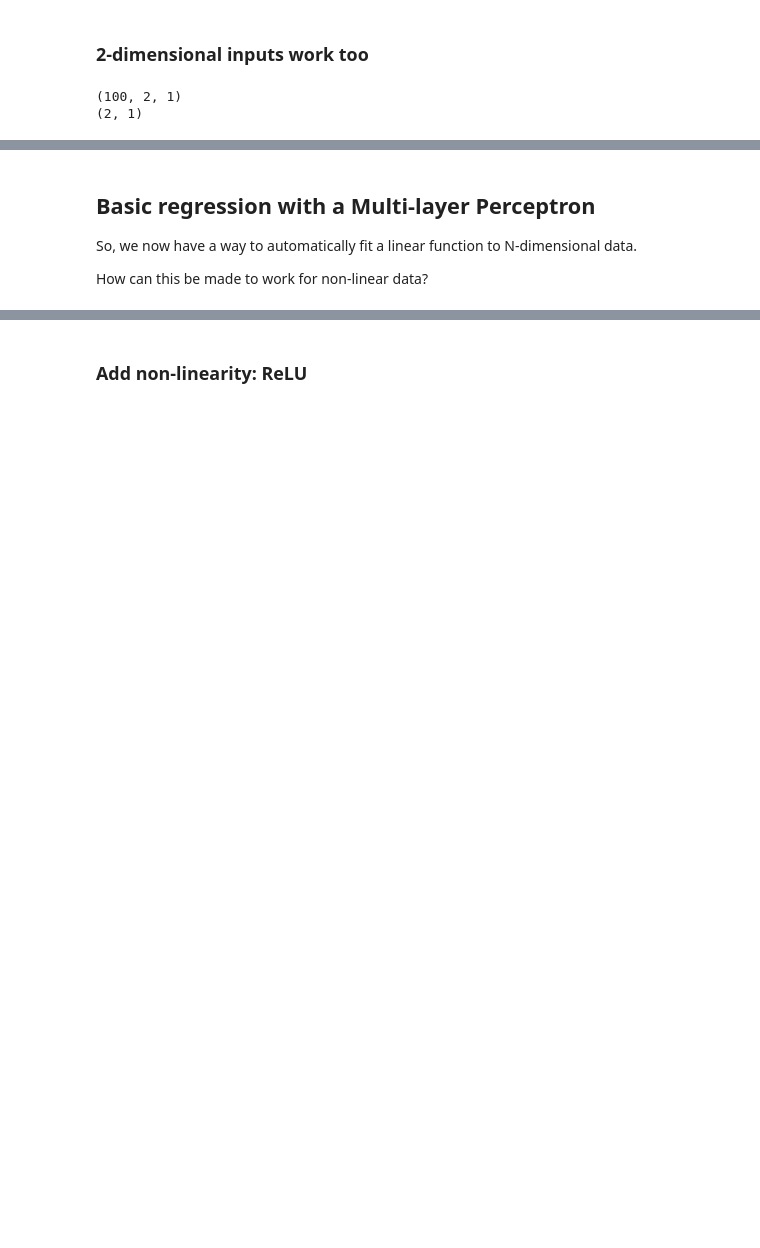
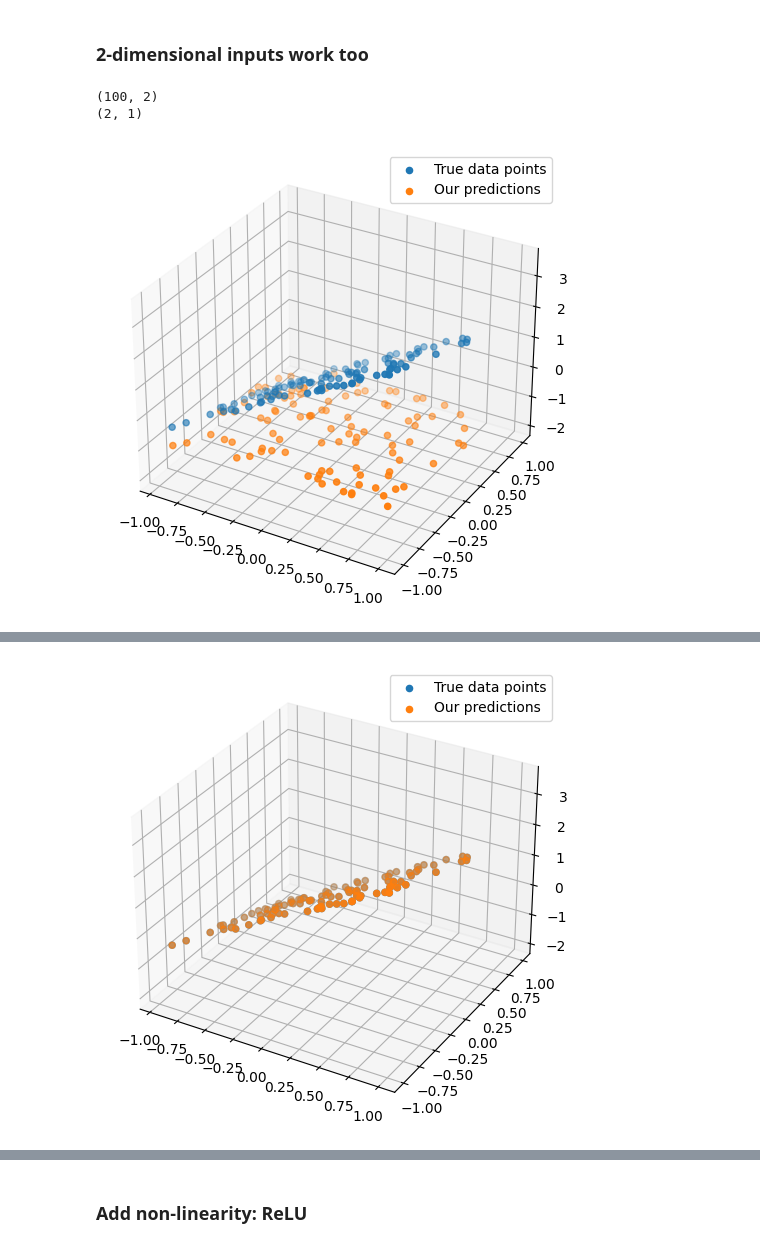
Before and after one commit to seub/NN, a Jupyter notebook: 3.basic-MLP.ipynb, the cells around one changed output, grey strips where cells are left out. Drawn from its saved outputs; the diff is of its cells as text; code cells hidden in the pictures; blank space fills up the shorter version.

```diff
--- a/3.basic-MLP.ipynb
+++ b/3.basic-MLP.ipynb
@@ -374,31 +362,32 @@ Epoch 20: loss = 0.03684765539639474
 # %%
 
 nb_datapoints = 100
 input_dim = 2
 output_dim = 1
-x = np.random.uniform(-1, 1, (nb_datapoints, input_dim, output_dim))
+x = np.random.uniform(-1, 1, (nb_datapoints, input_dim))
 
 weights_true = np.array([[2, -1], ]).T
 bias_true = np.array([0.5])
 
 print(x.shape)
 print(weights_true.shape)
 
 def fbar(x):
   return x @ weights_true + bias_true
 
 y_true = fbar(x)
 
-def plot_3d(x, y, y_pred=None):
-  fig = plt.figure()
-  ax = fig.add_subplot(111, projection='3d')
-  ax.scatter(x[:, 0], x[:, 1], y, label='underlying function')
-  #if y_pred is not None:
-  #  ax.scatter(x[:, 0], x[:, 1], y_pred, label='our function')
-  plt.legend()
-  plt.show()
+linear = LinearLayer(2, 1)
+metric = MSE()
+model = LinearModel(linear, metric)
+model.set_training_data(x)
+model.set_training_labels(true_function=fbar)
+model.set_training_parameters(batch_size=5, learning_rate=0.5)
 
-plot_3d(x, y_true)
+model.plot3d()
+model.train(3)
+model.plot3d()
 # %% [output]
-(100, 2, 1)
+(100, 2)
 (2, 1)
+[figure, added]
@@ -405,0 +397 @@ ValueError: matmul: Input operand 1 has a mismatch in its core dimension 0, with
+[figure, added]
@@ -426,6 +397,0 @@ plot_3d(x, y_true, linear(x))
-# %% [markdown]
-## Basic regression with a Multi-layer Perceptron
-
-So, we now have a way to automatically fit a linear function to N-dimensional data.
-
-How can this be made to work for non-linear data?
```
Also changed, not shown: parts of 17 cells of this notebook, 1 other file.
